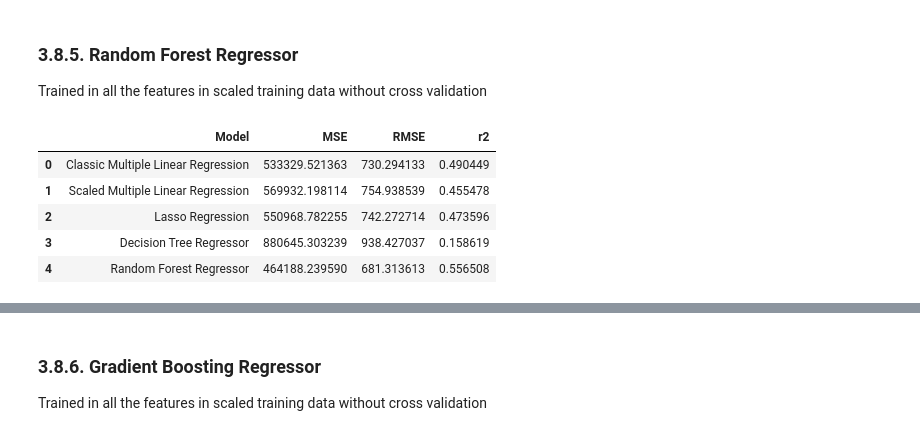
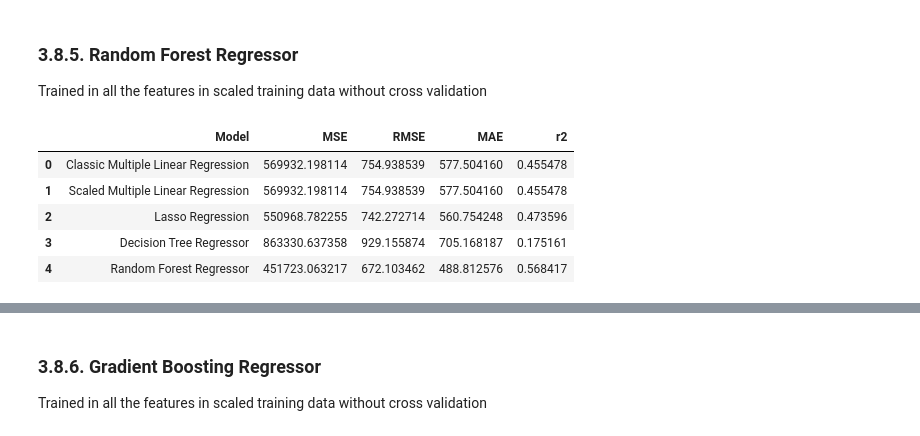
Before and after one commit to AlbertoMPalacioBastos/ML-model-for-production-prediction, a Jupyter notebook: 3-ML-regression-model-training-and-evaluation.ipynb, the cells around one changed output, grey strips where cells are left out. Saved outputs shown, nothing was run; the diff lists cells and outputs as text; code cells hidden in the pictures.

```diff
--- a/3-ML-regression-model-training-and-evaluation.ipynb
+++ b/3-ML-regression-model-training-and-evaluation.ipynb
@@ -192,9 +198,11 @@ MLR_pred = model_MLR.predict(X_test)
 
 MLR_MSE = metrics.mean_squared_error(y_test, MLR_pred)
 MLR_RMSE = np.sqrt(MLR_MSE)
+MLR_MAE = metrics.mean_absolute_error(y_test, MLR_pred)
 MLR_r2 = metrics.r2_score(y_test, MLR_pred)
 
-MLR_report_df = pd.DataFrame(data=[['Classic Multiple Linear Regression', MLR_MSE, MLR_RMSE, MLR_r2]], columns=['Model', 'MSE', 'RMSE', 'r2'])
+MLR_report_df = pd.DataFrame(data=[['Classic Multiple Linear Regression', MLR_MSE, MLR_RMSE, MLR_MAE, MLR_r2]],
+                             columns=['Model', 'MSE', 'RMSE', 'MAE', 'r2'])
 report_df = MLR_report_df
 report_df
 # %% [output]
@@ -239,9 +247,11 @@ sc_MLR_pred = model_sc_MLR.predict(X_test)
 
 sc_MLR_MSE = metrics.mean_squared_error(y_test, sc_MLR_pred)
 sc_MLR_RMSE = np.sqrt(sc_MLR_MSE)
+sc_MLR_MAE = metrics.mean_absolute_error(y_test, sc_MLR_pred)
 sc_MLR_r2 = metrics.r2_score(y_test, sc_MLR_pred)
 
-sc_MLR_report_df = pd.DataFrame(data=[['Scaled Multiple Linear Regression', sc_MLR_MSE, sc_MLR_RMSE, sc_MLR_r2]], columns=['Model', 'MSE', 'RMSE', 'r2'])
-report_df = pd.concat([MLR_report_df, sc_MLR_report_df]).reset_index().drop(columns='index')
+sc_MLR_report_df = pd.DataFrame(data=[['Scaled Multiple Linear Regression', sc_MLR_MSE, sc_MLR_RMSE, sc_MLR_MAE, sc_MLR_r2]],
+                                columns=['Model', 'MSE', 'RMSE', 'MAE', 'r2'])
+report_df = pd.concat([report_df, sc_MLR_report_df]).reset_index().drop(columns='index')
 report_df
 # %% [output]
@@ -280,9 +290,11 @@ Lasso_pred = model_Lasso.predict(X_test)
 
 Lasso_MSE = metrics.mean_squared_error(y_test, Lasso_pred)
 Lasso_RMSE = np.sqrt(Lasso_MSE)
+Lasso_MAE = metrics.mean_absolute_error(y_test, Lasso_pred)
 Lasso_r2 = metrics.r2_score(y_test, Lasso_pred)
 
-Lasso_report_df = pd.DataFrame(data=[['Lasso Regression', Lasso_MSE, Lasso_RMSE, Lasso_r2]], columns=['Model', 'MSE', 'RMSE', 'r2'])
+Lasso_report_df = pd.DataFrame(data=[['Lasso Regression', Lasso_MSE, Lasso_RMSE, Lasso_MAE, Lasso_r2]],
+                               columns=['Model', 'MSE', 'RMSE', 'MAE', 'r2'])
 report_df = pd.concat([report_df, Lasso_report_df]).reset_index().drop(columns='index')
 report_df
 # %% [output]
@@ -322,9 +334,11 @@ tree_pred = model_tree.predict(X_test)
 
 tree_MSE = metrics.mean_squared_error(y_test, tree_pred)
 tree_RMSE = np.sqrt(tree_MSE)
+tree_MAE = metrics.mean_absolute_error(y_test, tree_pred)
 tree_r2 = metrics.r2_score(y_test, tree_pred)
 
-tree_report_df = pd.DataFrame(data=[['Decision Tree Regressor', tree_MSE, tree_RMSE, tree_r2]], columns=['Model', 'MSE', 'RMSE', 'r2'])
+tree_report_df = pd.DataFrame(data=[['Decision Tree Regressor', tree_MSE, tree_RMSE, tree_MAE, tree_r2]],
+                              columns=['Model', 'MSE', 'RMSE', 'MAE', 'r2'])
 report_df = pd.concat([report_df, tree_report_df]).reset_index().drop(columns='index')
 report_df
 # %% [output]
@@ -362,21 +376,23 @@ Trained in all the features in scaled training data without cross validation
 # %%
 model_rf = RandomForestRegressor().fit(X_train, y_train)
 rf_pred = model_rf.predict(X_test)
 
 rf_MSE = metrics.mean_squared_error(y_test, rf_pred)
 rf_RMSE = np.sqrt(rf_MSE)
+rf_MAE = metrics.mean_absolute_error(y_test, rf_pred)
 rf_r2 = metrics.r2_score(y_test, rf_pred)
 
-rf_report_df = pd.DataFrame(data=[['Random Forest Regressor', rf_MSE, rf_RMSE, rf_r2]], columns=['Model', 'MSE', 'RMSE', 'r2'])
+rf_report_df = pd.DataFrame(data=[['Random Forest Regressor', rf_MSE, rf_RMSE, rf_MAE, rf_r2]],
+                            columns=['Model', 'MSE', 'RMSE', 'MAE', 'r2'])
 report_df = pd.concat([report_df, rf_report_df]).reset_index().drop(columns='index')
 report_df
 # %% [output]
-|  | Model | MSE | RMSE | r2 |
-| 0 | Classic Multiple Linear Regression | 533329.521363 | 730.294133 | 0.490449 |
-| 1 | Scaled Multiple Linear Regression | 569932.198114 | 754.938539 | 0.455478 |
-| 2 | Lasso Regression | 550968.782255 | 742.272714 | 0.473596 |
-| 3 | Decision Tree Regressor | 880645.303239 | 938.427037 | 0.158619 |
-| 4 | Random Forest Regressor | 464188.239590 | 681.313613 | 0.556508 |
+|  | Model | MSE | RMSE | MAE | r2 |
+| 0 | Classic Multiple Linear Regression | 569932.198114 | 754.938539 | 577.504160 | 0.455478 |
+| 1 | Scaled Multiple Linear Regression | 569932.198114 | 754.938539 | 577.504160 | 0.455478 |
+| 2 | Lasso Regression | 550968.782255 | 742.272714 | 560.754248 | 0.473596 |
+| 3 | Decision Tree Regressor | 863330.637358 | 929.155874 | 705.168187 | 0.175161 |
+| 4 | Random Forest Regressor | 451723.063217 | 672.103462 | 488.812576 | 0.568417 |
 # %%
 plt.figure(figsize=(5,5))
 plt.scatter(x=y_test, y=rf_pred)
```
Also changed, not shown: parts of 29 cells of this notebook, 3 other files.
